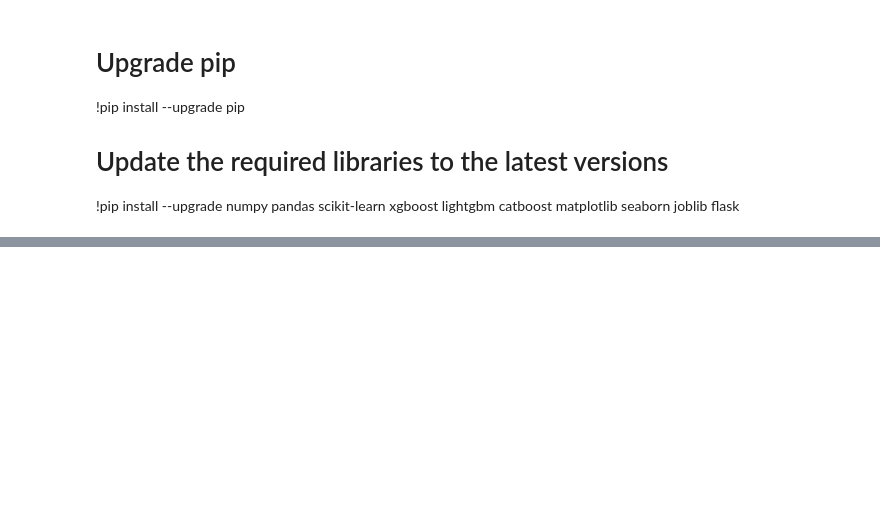
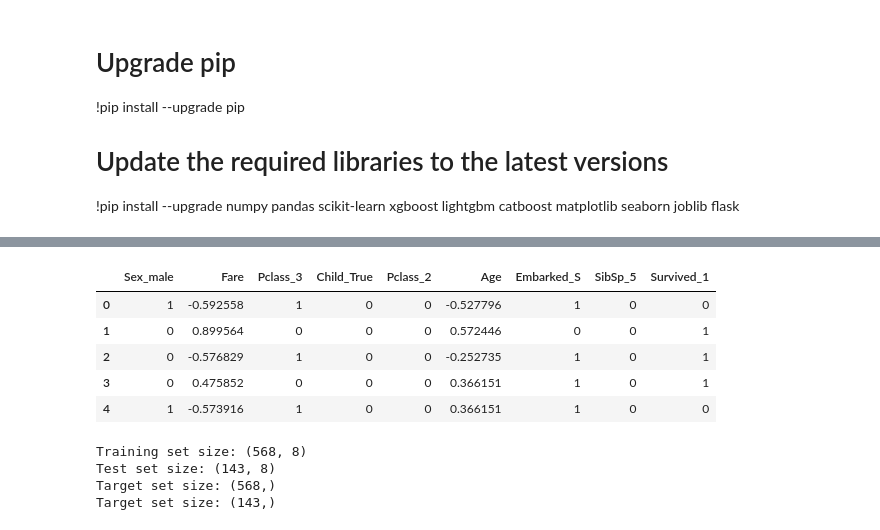
Before and after one commit to OMGITSLACKO/Project_Titanic, a Jupyter notebook: Project_Titanic.ipynb, the cells around one changed output, grey strips where cells are left out. Saved outputs shown, nothing was run; the diff lists cells and outputs as text; code cells hidden in the pictures; blank space fills up the shorter version.

```diff
--- a/Project_Titanic.ipynb
+++ b/Project_Titanic.ipynb
@@ -2087,0 +2731,35 @@ C:\ProgramData\anaconda3\python.exe -m pip install --upgrade pip
+# %%
+selected_features = [
+    "Sex_male",
+    "Fare",
+    "Pclass_3",
+    "Child_True",
+    "Pclass_2",
+    "Age",
+    "Embarked_S",
+    "SibSp_5",
+    "Survived_1"
+]
+
+df_1 = df[selected_features]
+
+df_1.head()
+# %% [output]
+|  | Sex_male | Fare | Pclass_3 | Child_True | Pclass_2 | Age | Embarked_S | SibSp_5 | Survived_1 |
+| 0 | 1 | -0.592558 | 1 | 0 | 0 | -0.527796 | 1 | 0 | 0 |
+| 1 | 0 | 0.899564 | 0 | 0 | 0 | 0.572446 | 0 | 0 | 1 |
+| 2 | 0 | -0.576829 | 1 | 0 | 0 | -0.252735 | 1 | 0 | 1 |
+| 3 | 0 | 0.475852 | 0 | 0 | 0 | 0.366151 | 1 | 0 | 1 |
+| 4 | 1 | -0.573916 | 1 | 0 | 0 | 0.366151 | 1 | 0 | 0 |
+# %%
+df_X_train, df_X_test, df_y_train, df_y_test = split_dataframe(df_1, "Survived_1", test_size=0.2, random_state=None)
+
+print(f"Training set size: {df_X_train.shape}")
+print(f"Test set size: {df_X_test.shape}")
+print(f"Target set size: {df_y_train.shape}")
+print(f"Target set size: {df_y_test.shape}")
+# %% [output]
+Training set size: (568, 8)
+Test set size: (143, 8)
+Target set size: (568,)
+Target set size: (143,)
```
Also changed, not shown: parts of 47 cells of this notebook, 11 other files.
